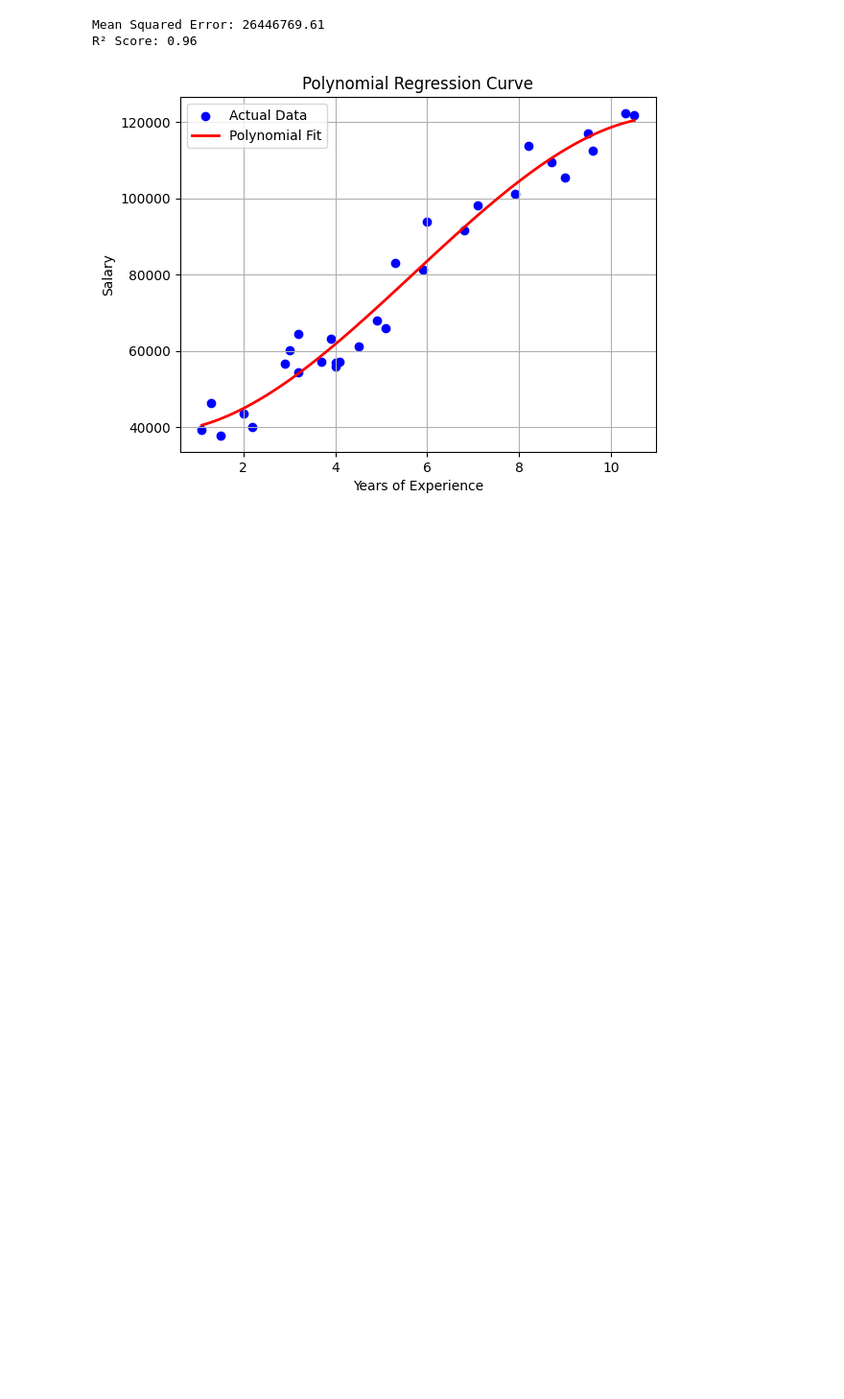
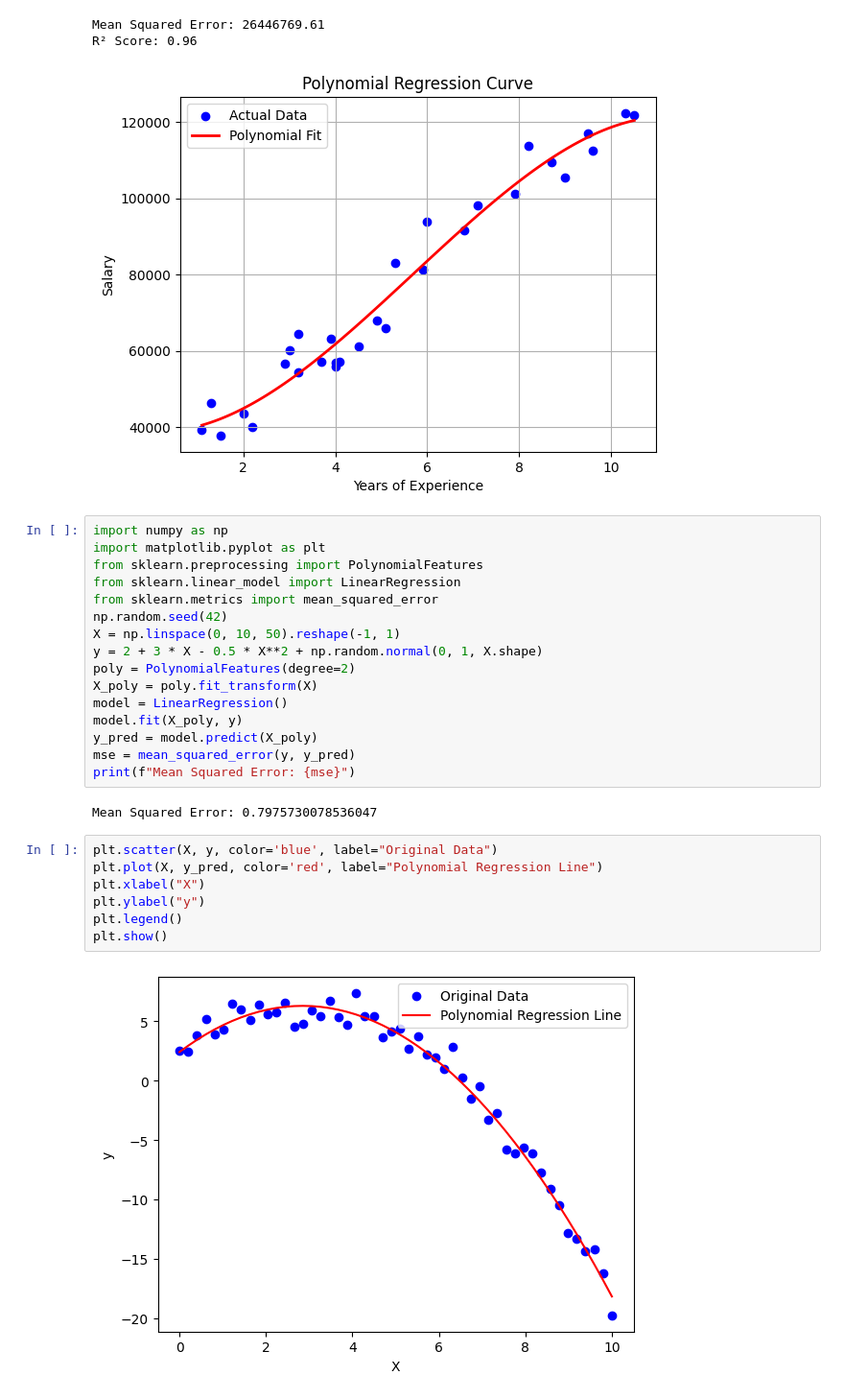
Before and after one commit to praneeth1711/ADM-LAB, a Jupyter notebook: LAB_09.ipynb, the cells around one changed output. Shown: that part at 96% size. Drawn from its saved outputs; the diff is of its cells as text; blank space fills up the shorter version.

```diff
--- a/LAB_09.ipynb
+++ b/LAB_09.ipynb
@@ -51,3 +51,30 @@ plt.show()
 Mean Squared Error: 26446769.61
 R² Score: 0.96
 [figure]
+# %%
+import numpy as np
+import matplotlib.pyplot as plt
+from sklearn.preprocessing import PolynomialFeatures
+from sklearn.linear_model import LinearRegression
+from sklearn.metrics import mean_squared_error
+np.random.seed(42)
+X = np.linspace(0, 10, 50).reshape(-1, 1)
+y = 2 + 3 * X - 0.5 * X**2 + np.random.normal(0, 1, X.shape)
+poly = PolynomialFeatures(degree=2)
+X_poly = poly.fit_transform(X)
+model = LinearRegression()
+model.fit(X_poly, y)
+y_pred = model.predict(X_poly)
+mse = mean_squared_error(y, y_pred)
+print(f"Mean Squared Error: {mse}")
+# %% [output]
+Mean Squared Error: 0.7975730078536047
+# %%
+plt.scatter(X, y, color='blue', label="Original Data")
+plt.plot(X, y_pred, color='red', label="Polynomial Regression Line")
+plt.xlabel("X")
+plt.ylabel("y")
+plt.legend()
+plt.show()
+# %% [output]
+[figure, added]
```
